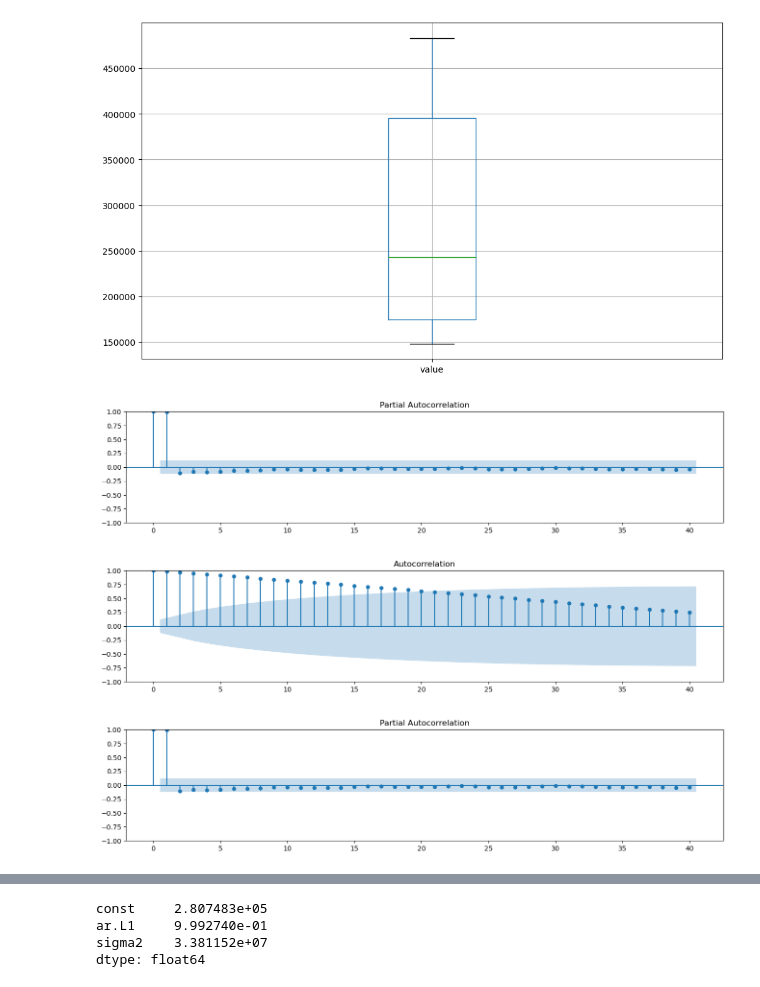
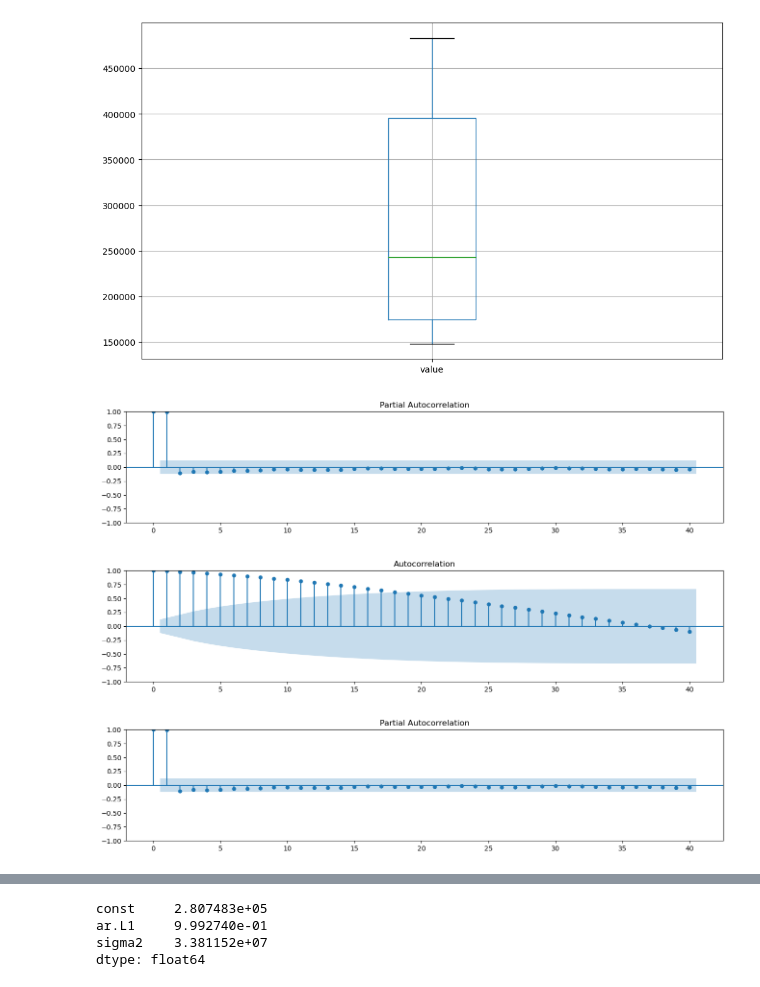
Before and after one commit to lalynjay/Time_series_analysis, a Jupyter notebook: Time_series_analysis.ipynb, the cells around one changed output, grey strips where cells are left out. Drawn from its saved outputs; the diff is of its cells as text; code cells hidden in the pictures.

```diff
--- a/Time_series_analysis.ipynb
+++ b/Time_series_analysis.ipynb
@@ -386,13 +386,13 @@ series94804.boxplot(figsize = (12,7));
 [figure]
 # %%
 fig, ax = plt.subplots(figsize=(16,3))
-plot_acf(long_df, ax=ax, lags=40)
+plot_acf(series94804, ax=ax, lags=40)
 
 fig, ax = plt.subplots(figsize=(16,3))
 plot_pacf(series94804, ax=ax, lags=40, method="ywm")
 # %% [output]
 [figure]
-[figure, old version]
+[figure, new version]
 [figure]
 # %%
 mod_arma = ARIMA(series94804, order=(1,0,0))
```
Also changed, not shown: parts of 37 cells of this notebook.
